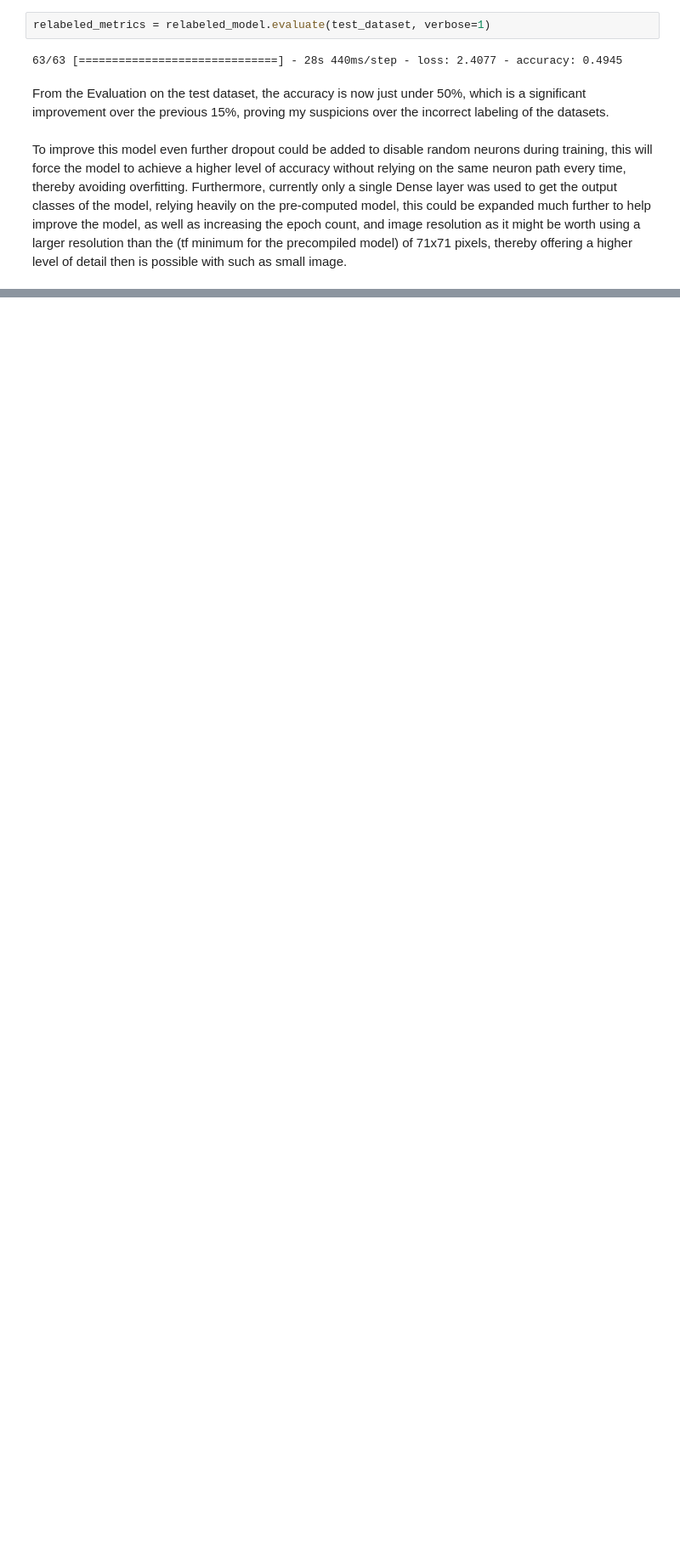
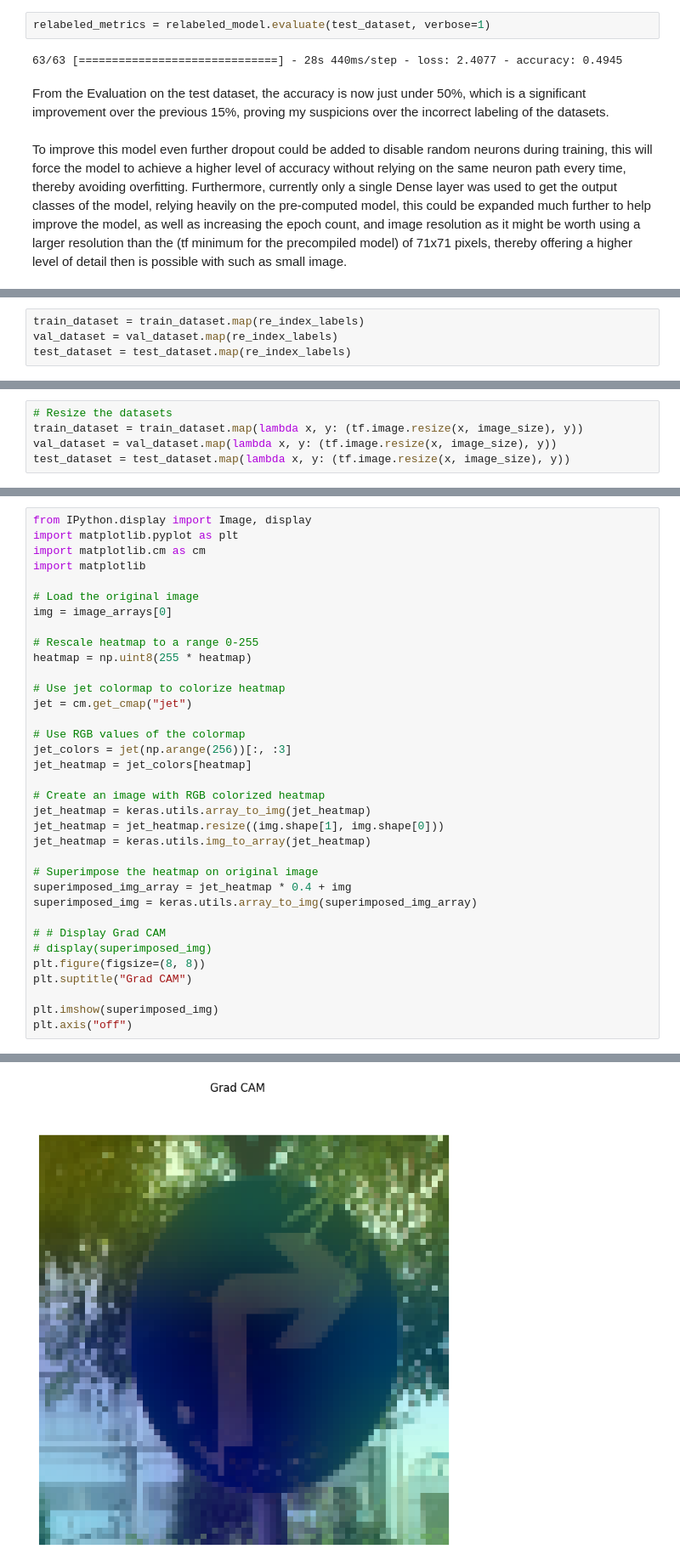
Before and after one commit to Thomas-Molen/FHICT-S7-AI, a Jupyter notebook: TrafficSignTransferredRecognition/TrafficSigns.ipynb, the cells around one changed output, grey strips where cells are left out. Shown at 85% size. Cells and saved outputs as stored; diff of their text form; blank space fills up the shorter version.

```diff
--- a/TrafficSignTransferredRecognition/TrafficSigns.ipynb
+++ b/TrafficSignTransferredRecognition/TrafficSigns.ipynb
@@ -531,0 +594,4 @@ To improve this model even further dropout could be added to disable random neur
+# %%
+train_dataset = train_dataset.map(re_index_labels)
+val_dataset = val_dataset.map(re_index_labels)
+test_dataset = test_dataset.map(re_index_labels)
@@ -531,0 +607,5 @@ To improve this model even further dropout could be added to disable random neur
+# %%
+# Resize the datasets
+train_dataset = train_dataset.map(lambda x, y: (tf.image.resize(x, image_size), y))
+val_dataset = val_dataset.map(lambda x, y: (tf.image.resize(x, image_size), y))
+test_dataset = test_dataset.map(lambda x, y: (tf.image.resize(x, image_size), y))
@@ -531,0 +740,36 @@ To improve this model even further dropout could be added to disable random neur
+# %%
+from IPython.display import Image, display
+import matplotlib.pyplot as plt
+import matplotlib.cm as cm
+import matplotlib
+
+# Load the original image
+img = image_arrays[0]
+
+# Rescale heatmap to a range 0-255
+heatmap = np.uint8(255 * heatmap)
+
+# Use jet colormap to colorize heatmap
+jet = cm.get_cmap("jet")
+
+# Use RGB values of the colormap
+jet_colors = jet(np.arange(256))[:, :3]
+jet_heatmap = jet_colors[heatmap]
+
+# Create an image with RGB colorized heatmap
+jet_heatmap = keras.utils.array_to_img(jet_heatmap)
+jet_heatmap = jet_heatmap.resize((img.shape[1], img.shape[0]))
+jet_heatmap = keras.utils.img_to_array(jet_heatmap)
+
+# Superimpose the heatmap on original image
+superimposed_img_array = jet_heatmap * 0.4 + img
+superimposed_img = keras.utils.array_to_img(superimposed_img_array)
+
+# # Display Grad CAM
+# display(superimposed_img)
+plt.figure(figsize=(8, 8))
+plt.suptitle("Grad CAM")
+
+plt.imshow(superimposed_img)
+plt.axis("off")
+# %% [output]
@@ -531,0 +777 @@ To improve this model even further dropout could be added to disable random neur
+[figure, added]
```
Also changed, not shown: parts of 25 cells of this notebook.
